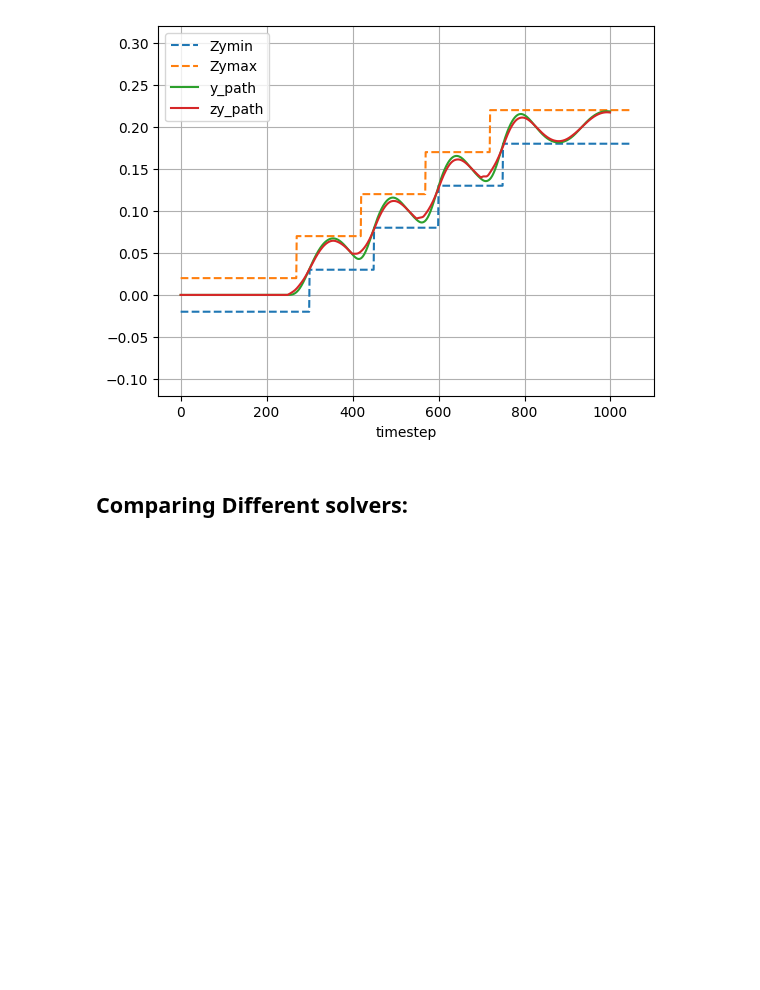
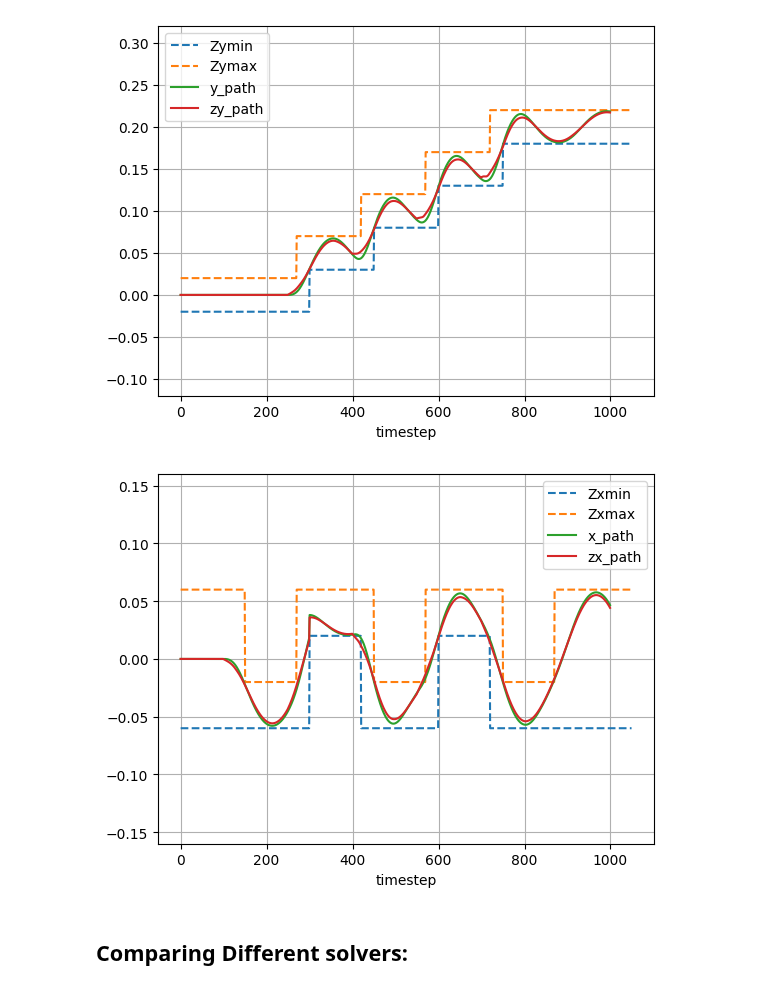
Before and after one commit to taguirre19/robotics-project, a Jupyter notebook: QP_Solvers.ipynb, the cells around one changed output. Saved outputs shown, nothing was run; the diff lists cells and outputs as text; code cells hidden in the pictures; blank space fills up the shorter version.

Commit message:
add force

```diff
--- a/QP_Solvers.ipynb
+++ b/QP_Solvers.ipynb
@@ -62,6 +62,23 @@ plt.legend()
 plt.grid()
 # %% [output]
 [figure]
+# %%
+mpc = MPCForce(T, N, h_CoM, g, robot_feet, duration=21, step_duration=3, force=1)
+# %%
+Zxmin, Zxmax = mpc.Zmin[0], mpc.Zmax[0]
+x_path, zx_path, jerks = mpc.solve(Zxmin, Zxmax, coord='x', force_k=300)
+
+plt.plot(Zxmin,'--', label= 'Zxmin')
+plt.plot(Zxmax,'--', label="Zxmax")
+plt.plot(x_path, label="x_path")
+plt.plot(zx_path, label="zx_path")
+plt.xlabel('timestep')
+plt.ylim(min(Zxmin)-0.1, max(Zxmax)+0.1)
+
+plt.legend()
+plt.grid()
+# %% [output]
+[figure, added]
 # %% [markdown]
 ## Comparing Different solvers:
 # %%
```
Also changed, not shown: parts of 3 cells of this notebook, 1 other file.
